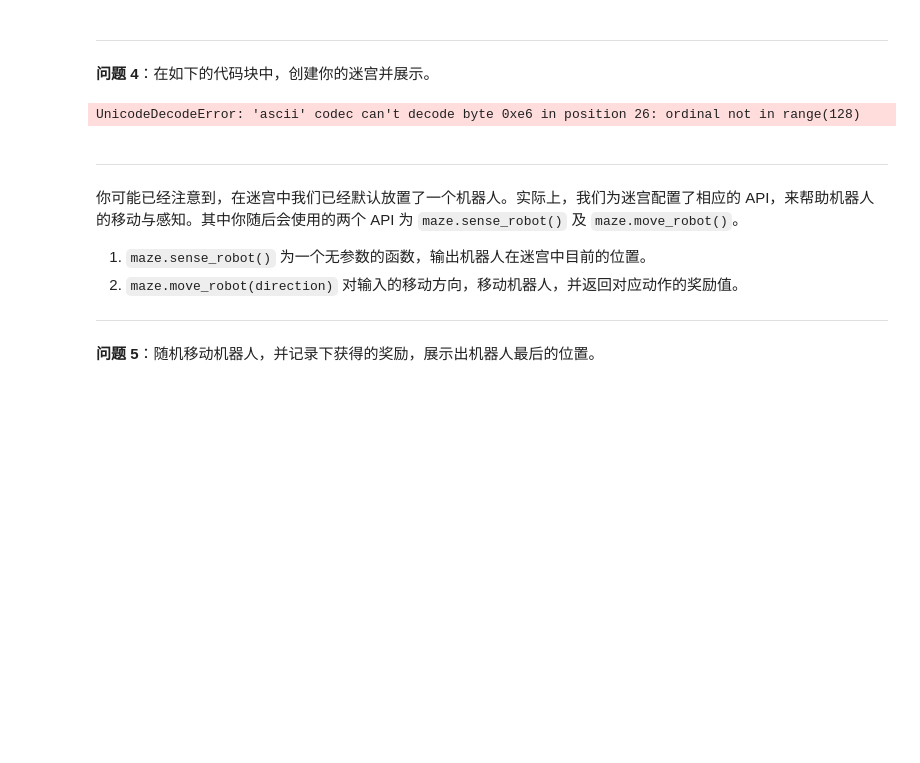
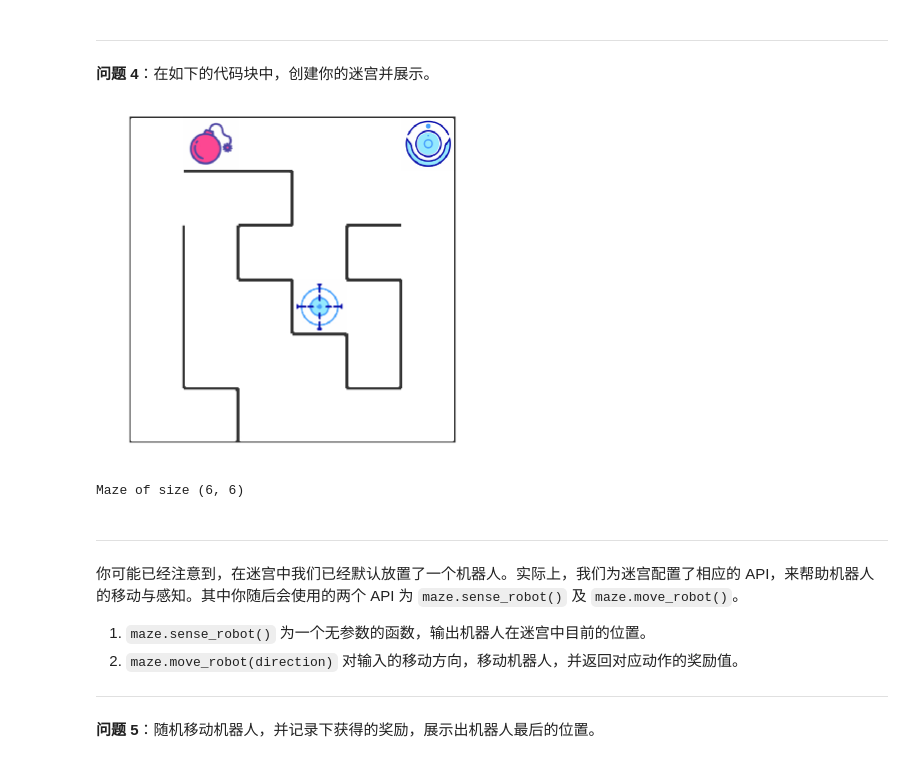
Before and after one commit to gangqing/Maze, a Jupyter notebook: robot_maze.ipynb, the cells around one changed output. Drawn from its saved outputs; the diff is of its cells as text; code cells hidden in the pictures; blank space fills up the shorter version.

```diff
--- a/robot_maze.ipynb
+++ b/robot_maze.ipynb
@@ -173,13 +182,14 @@ l
 # %%
 from Maze import Maze
 %matplotlib inline
 %config InlineBackend.figure_format = 'retina'
 
 ## todo: 创建迷宫并展示
-maze = Maze(maze_size=(height,width))
+maze = Maze(maze_size=(6,6),trap_number=1)
 maze
 # %% [output]
+[figure, added]
-UnicodeDecodeError: 'ascii' codec can't decode byte 0xe6 in position 26: ordinal not in range(128)
+Maze of size (6, 6)
 # %% [markdown]
 ---
 
```
Also changed, not shown: parts of 10 cells of this notebook, 3 other files.
